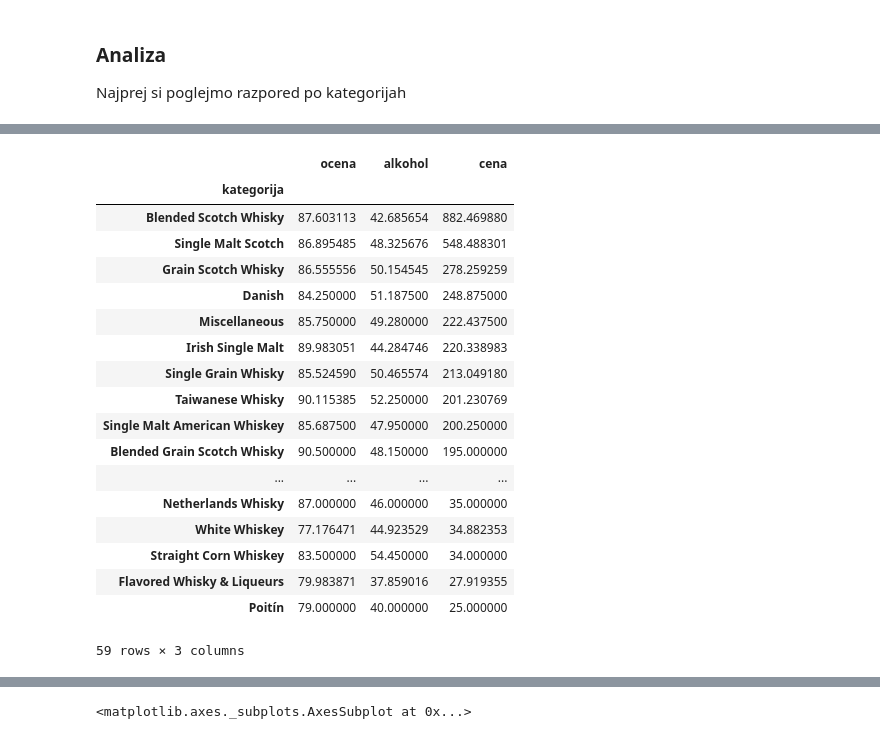
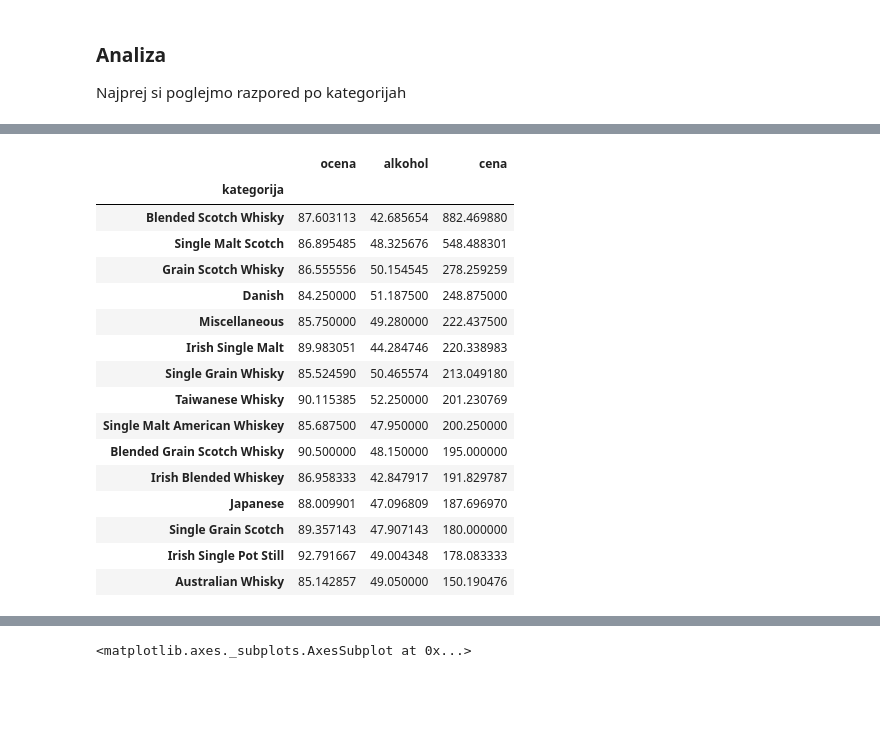
Before and after one commit to GTerglav/Viski, a Jupyter notebook: viski_analiza.ipynb, the cells around one changed output, grey strips where cells are left out. Saved outputs shown, nothing was run; the diff lists cells and outputs as text; code cells hidden in the pictures; blank space fills up the shorter version.

```diff
--- a/viski_analiza.ipynb
+++ b/viski_analiza.ipynb
@@ -8,7 +8,7 @@ V tej datoteki bom s knjižnico pandas analiziral podatke o viskijih
 import pandas as pd
 import matplotlib.pyplot as plt
 
-pd.options.display.max_rows = 30
+pd.options.display.max_rows = 20
 
 %matplotlib inline
 
@@ -63,27 +56,25 @@ Icelandic Whisky and Malt Spirit       1
 Single Grain Belgian Whisky            1
 Name: ime, Length: 59, dtype: int64
 # %%
-viski_kategorije.mean().sort_values(by='cena', ascending=False)
+viski_kategorije.mean().sort_values(by='cena', ascending=False).head(n=15)
 # %% [output]
 |  | ocena | alkohol | cena |
 | kategorija |  |  |  |
 | Blended Scotch Whisky | 87.603113 | 42.685654 | 882.469880 |
 | Single Malt Scotch | 86.895485 | 48.325676 | 548.488301 |
 | Grain Scotch Whisky | 86.555556 | 50.154545 | 278.259259 |
 | Danish | 84.250000 | 51.187500 | 248.875000 |
 | Miscellaneous | 85.750000 | 49.280000 | 222.437500 |
 | Irish Single Malt | 89.983051 | 44.284746 | 220.338983 |
 | Single Grain Whisky | 85.524590 | 50.465574 | 213.049180 |
 | Taiwanese Whisky | 90.115385 | 52.250000 | 201.230769 |
 | Single Malt American Whiskey | 85.687500 | 47.950000 | 200.250000 |
 | Blended Grain Scotch Whisky | 90.500000 | 48.150000 | 195.000000 |
-| ... | ... | ... | ... |
-| Netherlands Whisky | 87.000000 | 46.000000 | 35.000000 |
-| White Whiskey | 77.176471 | 44.923529 | 34.882353 |
-| Straight Corn Whiskey | 83.500000 | 54.450000 | 34.000000 |
-| Flavored Whisky & Liqueurs | 79.983871 | 37.859016 | 27.919355 |
-| Poitín | 79.000000 | 40.000000 | 25.000000 |
+| Irish Blended Whiskey | 86.958333 | 42.847917 | 191.829787 |
+| Japanese | 88.009901 | 47.096809 | 187.696970 |
+| Single Grain Scotch | 89.357143 | 47.907143 | 180.000000 |
+| Irish Single Pot Still | 92.791667 | 49.004348 | 178.083333 |
+| Australian Whisky | 85.142857 | 49.050000 | 150.190476 |
-59 rows × 3 columns
 # %%
 viski_ocene = viski.groupby("ocena").size()
 viski_ocene
```
Also changed, not shown: parts of 12 cells of this notebook.
